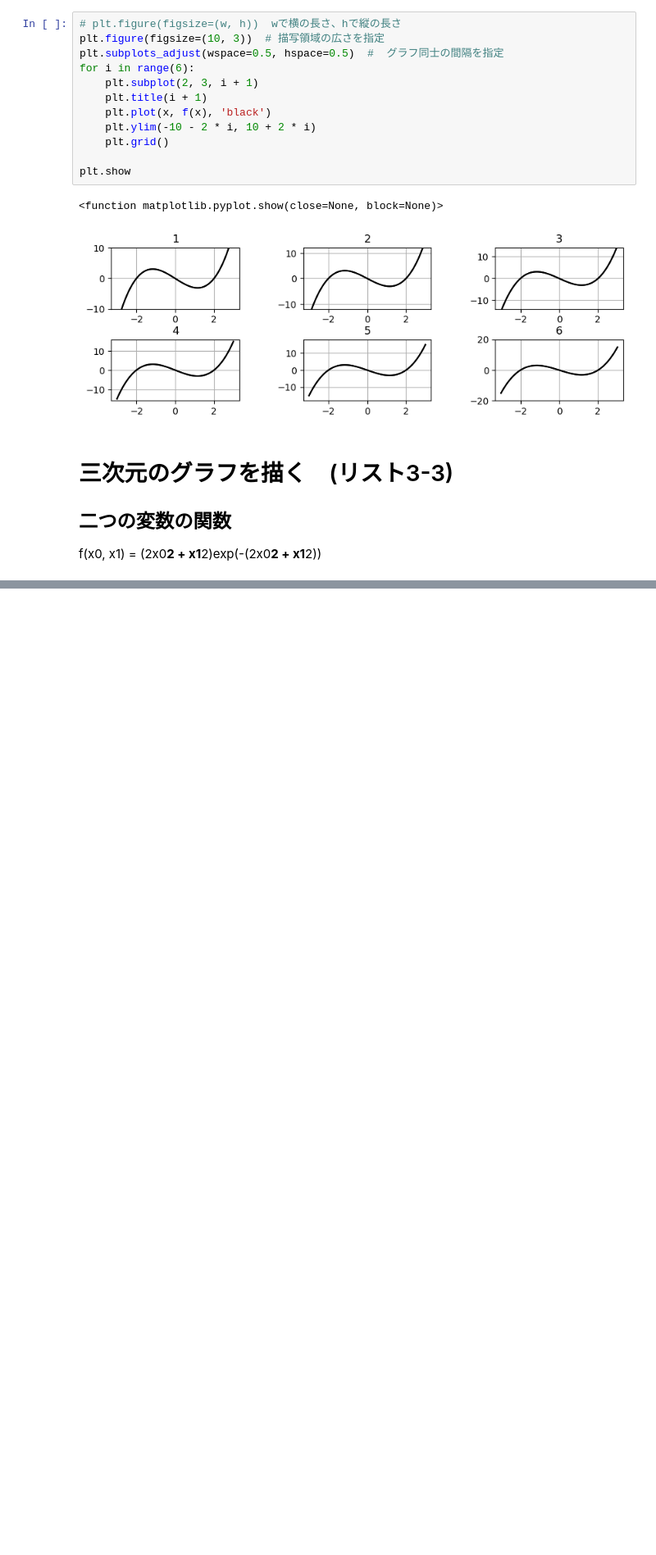
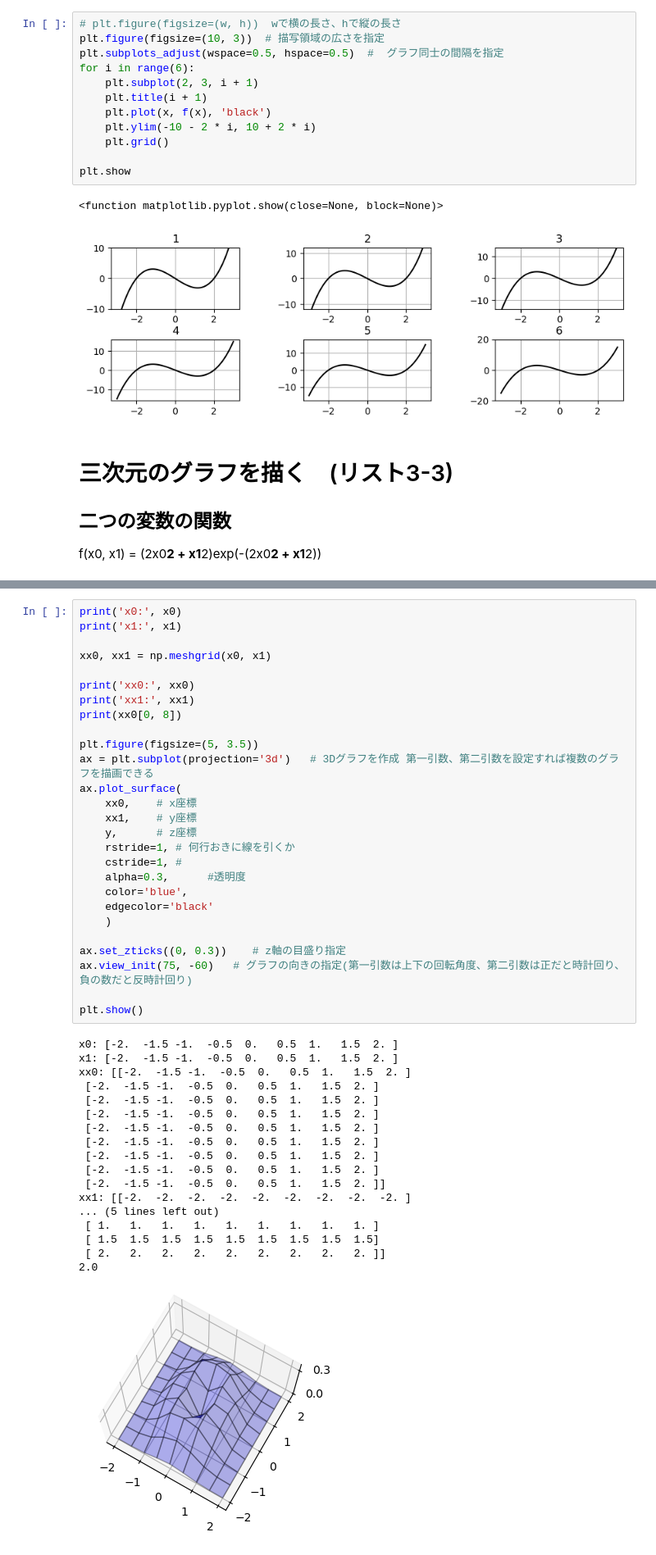
Before and after one commit to a2c6201/ml_labo, a Jupyter notebook: section3.ipynb, the cells around one changed output, grey strips where cells are left out. Shown at 82% size. Cells and saved outputs as stored; diff of their text form; blank space fills up the shorter version.

Commit message:
meshgridを使うメリット

```diff
--- a/section3.ipynb
+++ b/section3.ipynb
@@ -175,0 +177,46 @@ plt.show()
+# %%
+print('x0:', x0)
+print('x1:', x1)
+
+xx0, xx1 = np.meshgrid(x0, x1)
+
+print('xx0:', xx0)
+print('xx1:', xx1)
+print(xx0[0, 8])
+
+plt.figure(figsize=(5, 3.5))
+ax = plt.subplot(projection='3d')   # 3Dグラフを作成 第一引数、第二引数を設定すれば複数のグラフを描画できる
+ax.plot_surface(
+    xx0,    # x座標
+    xx1,    # y座標
+    y,      # z座標
+    rstride=1, # 何行おきに線を引くか
+    cstride=1, #
+    alpha=0.3,      #透明度
+    color='blue',
+    edgecolor='black'
+    )
+
+ax.set_zticks((0, 0.3))    # z軸の目盛り指定
+ax.view_init(75, -60)   # グラフの向きの指定(第一引数は上下の回転角度、第二引数は正だと時計回り、負の数だと反時計回り)
+
+plt.show()
+# %% [output]
+x0: [-2.  -1.5 -1.  -0.5  0.   0.5  1.   1.5  2. ]
+x1: [-2.  -1.5 -1.  -0.5  0.   0.5  1.   1.5  2. ]
+xx0: [[-2.  -1.5 -1.  -0.5  0.   0.5  1.   1.5  2. ]
+ [-2.  -1.5 -1.  -0.5  0.   0.5  1.   1.5  2. ]
+ [-2.  -1.5 -1.  -0.5  0.   0.5  1.   1.5  2. ]
+ [-2.  -1.5 -1.  -0.5  0.   0.5  1.   1.5  2. ]
+ [-2.  -1.5 -1.  -0.5  0.   0.5  1.   1.5  2. ]
+ [-2.  -1.5 -1.  -0.5  0.   0.5  1.   1.5  2. ]
+ [-2.  -1.5 -1.  -0.5  0.   0.5  1.   1.5  2. ]
+ [-2.  -1.5 -1.  -0.5  0.   0.5  1.   1.5  2. ]
+ [-2.  -1.5 -1.  -0.5  0.   0.5  1.   1.5  2. ]]
+xx1: [[-2.  -2.  -2.  -2.  -2.  -2.  -2.  -2.  -2. ]
+... (5 lines left out)
+ [ 1.   1.   1.   1.   1.   1.   1.   1.   1. ]
+ [ 1.5  1.5  1.5  1.5  1.5  1.5  1.5  1.5  1.5]
+ [ 2.   2.   2.   2.   2.   2.   2.   2.   2. ]]
+2.0
+[figure, added]
```
Also changed, not shown: parts of 9 cells of this notebook.
